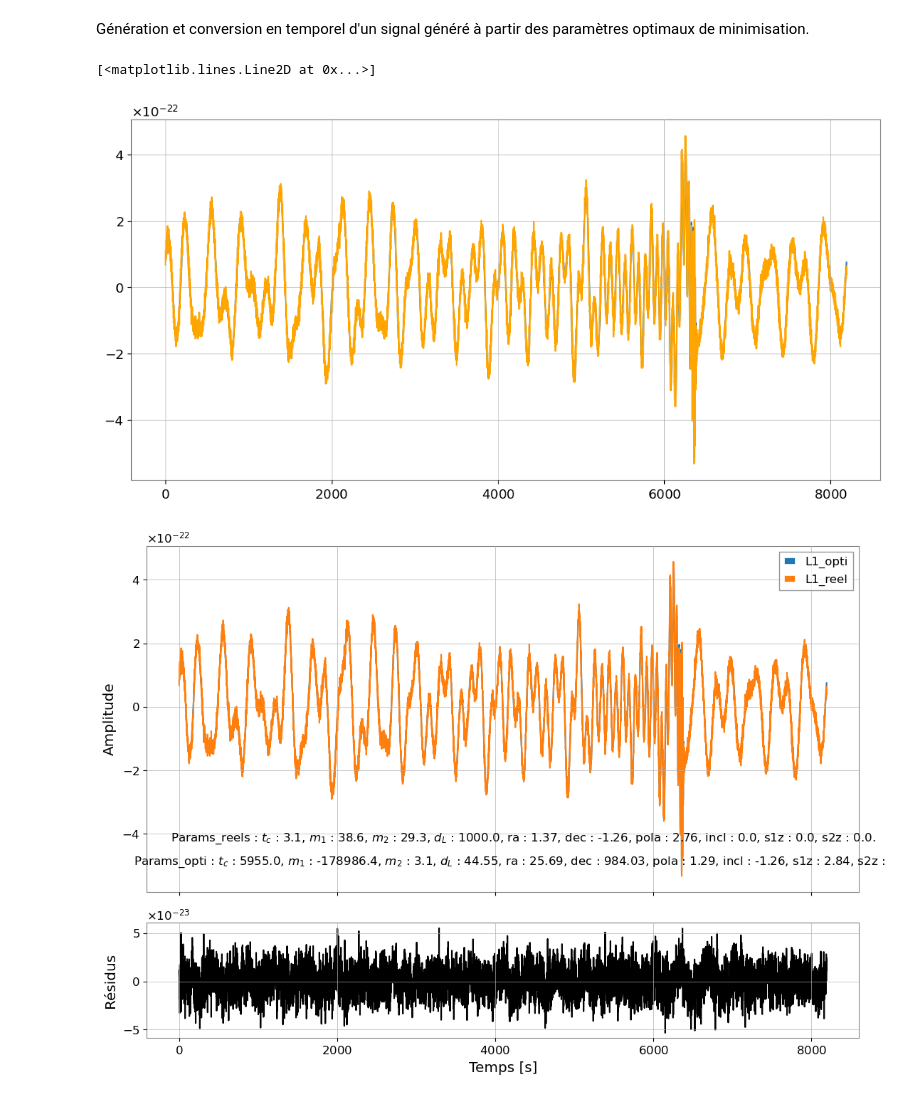
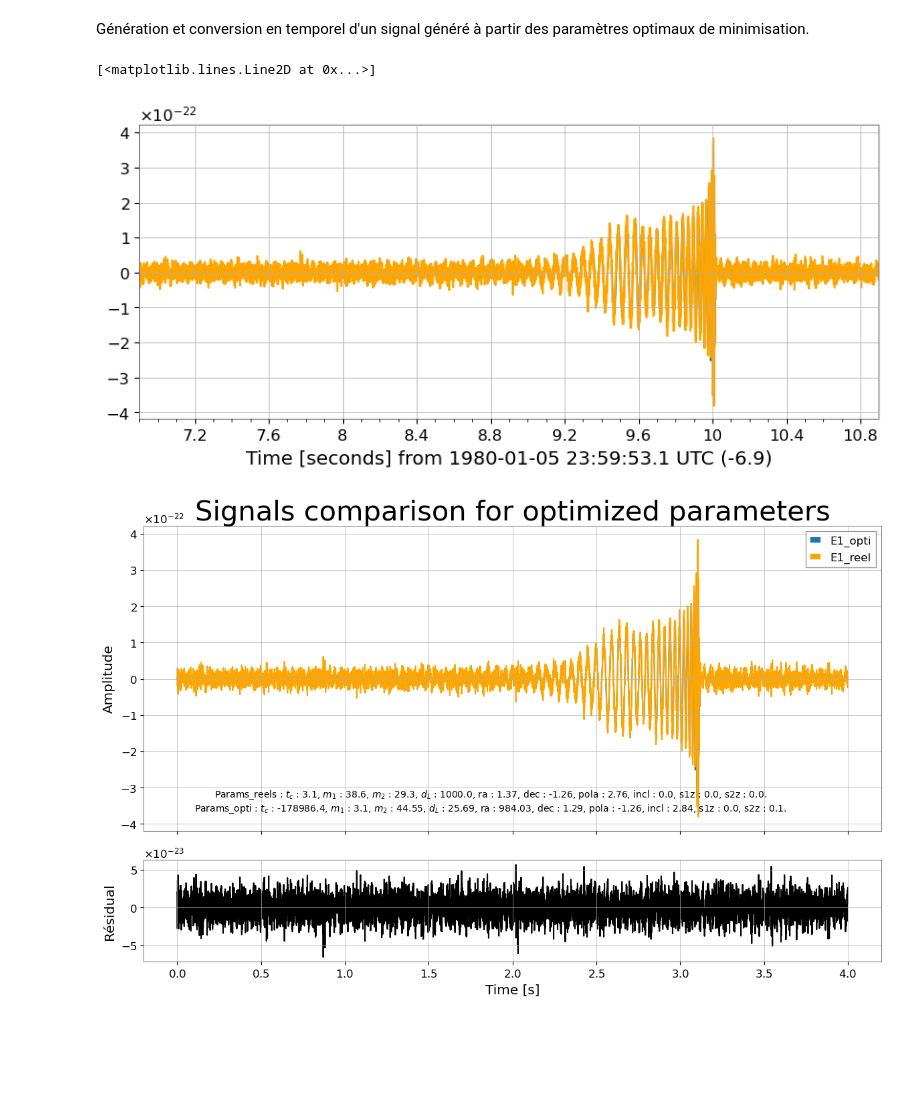
Before and after one commit to Glorieux-Victor/Internship_Victor_CBC_ET, a Jupyter notebook: signaux_comparaison.ipynb, the cells around one changed output. Drawn from its saved outputs; the diff is of its cells as text; code cells hidden in the pictures; blank space fills up the shorter version.

```diff
--- a/signaux_comparaison.ipynb
+++ b/signaux_comparaison.ipynb
@@ -16,7 +16,7 @@ Paramètre du signal initial que l'on génère :
 # %%
 seglen = 4
 sample_rate = 2048
-fmin = 5.
+fmin = 20.
 # Paramètres d'un signal de CBC (16 en tout)
 cbc_params = {
             # Paramètres intrinsèques à la source
@@ -115,55 +116,64 @@ Génération et conversion en temporel d'un signal généré à partir des param
 # %%
 # Paramètres d'un signal de CBC (16 en tout)
 cbc_params_opti = {
               # Paramètres intrinsèques à la source
               'mass1': para_opti[1],
               'mass2': para_opti[2],
               'spin1x': 0., 'spin2x': 0.,  'spin1y': 0., 'spin2y': 0.,  'spin1z': para_opti[8], 'spin2z': para_opti[9],
               'eccentricity': 0,
               # Paramètres extrinsèques
               'ra': para_opti[4], 'dec': para_opti[5], 'distance': para_opti[3],
               'polarization': para_opti[6], 'inclination': para_opti[7],
               'tc': para_opti[0] , 'coa_phase': 0}
 
 signal_opti = generation_signal.Signal_GW(seglen,sample_rate,fmin,cbc_params_opti,approximant)
 signalGW_ET_opti = signal.signal_ET()
 
 TSE1_opti = signalGW_ET_opti['E1'].to_timeseries()
 TSE2_opti = signalGW_ET_opti['E2'].to_timeseries()
 TSE3_opti = signalGW_ET_opti['E3'].to_timeseries()
 
-plot = Plot(TSE1_opti, figsize=(12, 6))
-ax = plot.gca()
-ax.plot(TSE1_reel, label='L1', color='orange')
+TSE1_opti_time = signalGW_ET_opti['E1'].to_timeseries()
+# t_end = TSE1_opti_time.get_sample_times()[-1]
+# TSE1_opti_time = TSE1_opti_time.cyclic_time_shift(t_end - signal.tc)
+# plt.plot(TSE1_opti_time.get_sample_times(),TSE1_opti_time)
+
+fig, ax = plt.subplots(figsize=(10,4))
+ax.plot(TSE1_opti_time.get_sample_times(),TSE1_opti_time)
+ax.set_xscale('seconds', epoch=(signal.tc-10))
+ax.plot(TSE1_reel.get_sample_times(),TSE1_reel, label='E1', color='orange')
 # %% [output]
 [<matplotlib.lines.Line2D at 0x...>]
-[figure, old version]
+[figure, new version]
 # %%
 # Calcul de la différence
 residual = TSE1_opti - TSE1_reel
+
 
 # Création des subplots : 2 lignes, 1 colonne, partagent l'axe X
 fig, (ax1, ax2) = plt.subplots(2, 1, figsize=(12, 8), sharex=True, gridspec_kw={'height_ratios': [3, 1]})
 
 # Tracer les deux signaux dans le premier axe
-ax1.plot(TSE1_opti, label='E1_opti')
-ax1.plot(TSE1_reel, label='E1_reel')
+ax1.plot(TSE1_opti_time.get_sample_times(),TSE1_opti_time,label='E1_opti')
+ax1.plot(TSE1_reel.get_sample_times(),TSE1_reel, color='orange',label='E1_reel')
+ax1.set_title('Signals comparison for optimized parameters', fontsize = 30)
 ax1.set_ylabel('Amplitude')
-ax1.text(0.5, 0.5, r'Params_opti : $t_c$ : {}, $m_1$ : {}, $m_2$ : {}, $d_L$ : {}, ra : {}, dec : {}, pola : {}, incl : {}, s1z : {}, s2z : {}.'.format(round(para_opti[0],2),
-     round(para_opti[1],2), round(para_opti[2],2), round(para_opti[3],2), round(para_opti[4],2),round(para_opti[5],2), round(para_opti[6],2),round(para_opti[7],2),
-     round(para_opti[8],2),round(para_opti[9],2)), horizontalalignment='center',
-     verticalalignment='center', transform=ax.transAxes)
-ax1.text(0.5, 0.57, r'Params_reels : $t_c$ : {}, $m_1$ : {}, $m_2$ : {}, $d_L$ : {}, ra : {}, dec : {}, pola : {}, incl : {}, s1z : {}, s2z : {}.'.format(para_reels[0],
+ax1.text(0.6, 0.8, r'Params_opti : $t_c$ : {}, $m_1$ : {}, $m_2$ : {}, $d_L$ : {}, ra : {}, dec : {}, pola : {}, incl : {}, s1z : {}, s2z : {}.'.format(round(para_opti[1],2),
+     round(para_opti[2],2), round(para_opti[3],2), round(para_opti[4],2), round(para_opti[5],2),round(para_opti[6],2), round(para_opti[7],2),round(para_opti[8],2),
+     round(para_opti[9],2),round(para_opti[10],2)), horizontalalignment='center',
+     verticalalignment='center', transform=ax.transAxes,fontsize=10)
+ax1.text(0.6, 0.87, r'Params_reels : $t_c$ : {}, $m_1$ : {}, $m_2$ : {}, $d_L$ : {}, ra : {}, dec : {}, pola : {}, incl : {}, s1z : {}, s2z : {}.'.format(para_reels[0],
      para_reels[1], para_reels[2], para_reels[3], para_reels[4], para_reels[5], para_reels[6], para_reels[7], para_reels[8], para_reels[9]), horizontalalignment='center',
-     verticalalignment='center', transform=ax.transAxes)
+     verticalalignment='center', transform=ax.transAxes,fontsize=10)
 ax1.legend()
 
 # Tracer la différence dans le second axe
-ax2.plot(residual, color='black')
-ax2.set_ylabel('Résidus')
-ax2.set_xlabel('Temps [s]')
+ax2.plot(residual.get_sample_times(), residual, color='black')
+ax2.set_ylabel('Résidual')
+ax2.set_xlabel('Time [s]')
+
 
 plt.tight_layout()
 plt.savefig("Full_loc_minim_L1_Comparaison_signal")
 # %% [output]
-[figure, old version]
+[figure, new version]
```
Also changed, not shown: parts of 2 cells of this notebook, 6 other files.
